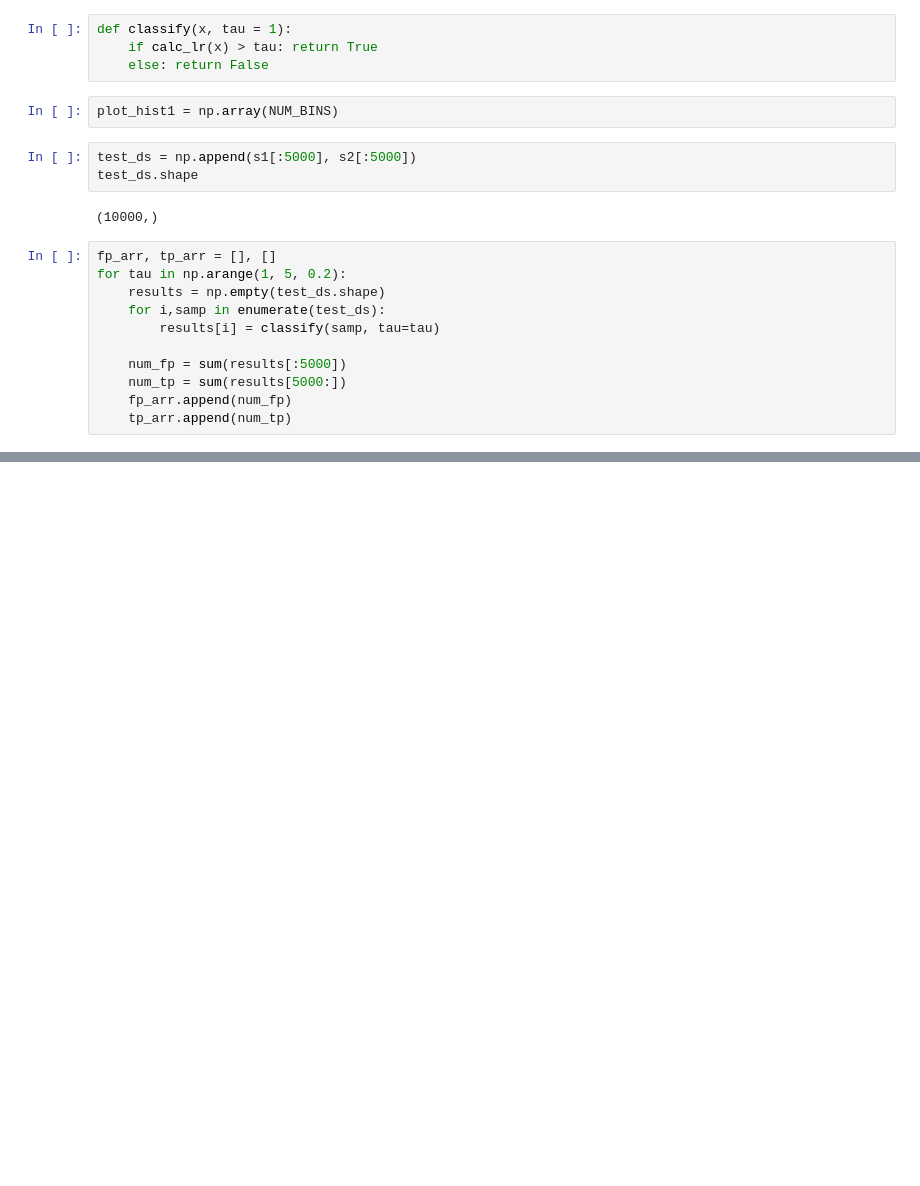
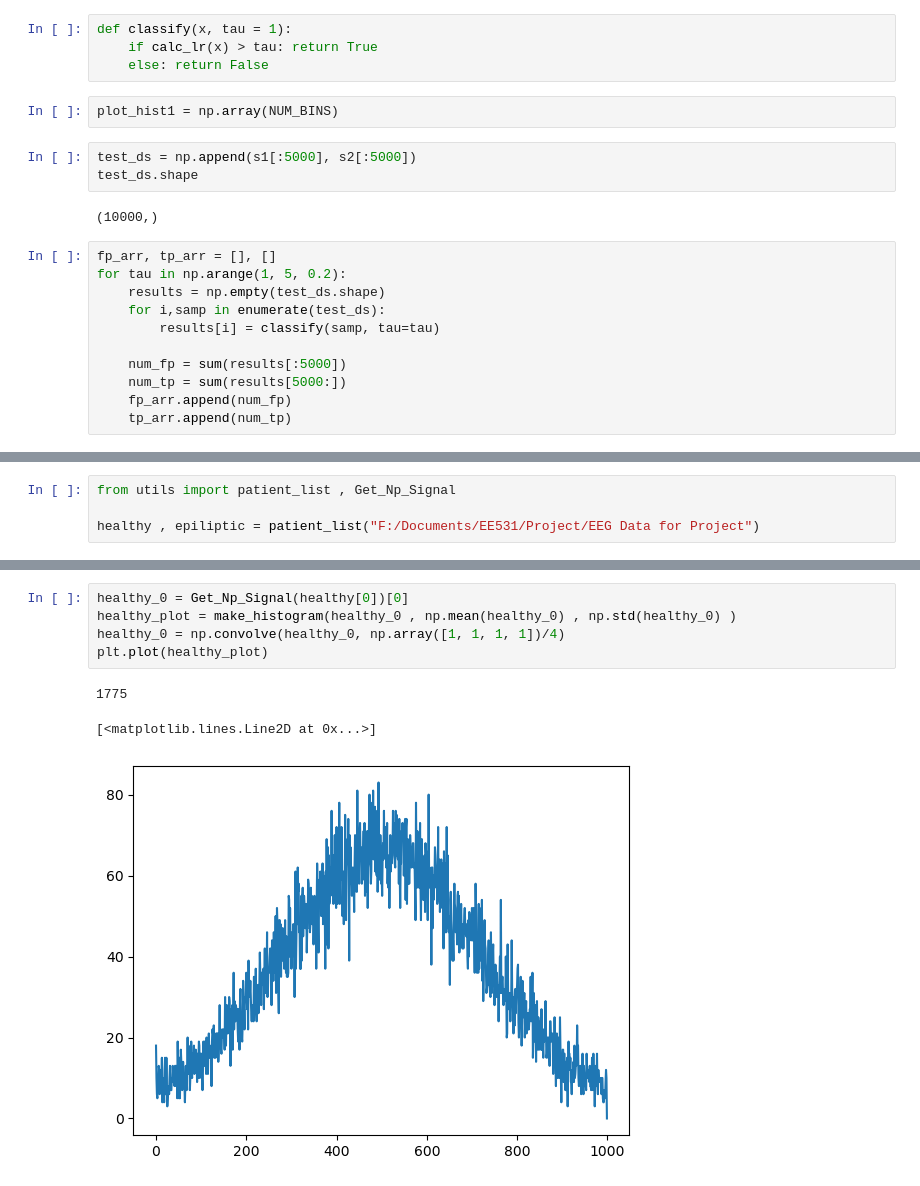
Before and after one commit to Abhishekdileep/EEG_data_classifier, a Jupyter notebook: gaussian_ka_lrt.ipynb, the cells around one changed output, grey strips where cells are left out. Saved outputs shown, nothing was run; the diff lists cells and outputs as text; blank space fills up the shorter version.

Commit message:
Added utils and tried for EEG Signal

```diff
--- a/gaussian_ka_lrt.ipynb
+++ b/gaussian_ka_lrt.ipynb
@@ -89,0 +97,4 @@ plt.plot(fp_arr , tp_arr)
+# %%
+from utils import patient_list , Get_Np_Signal
+
+healthy , epiliptic = patient_list("F:/Documents/EE531/Project/EEG Data for Project")
@@ -89,0 +300,9 @@ plt.plot(fp_arr , tp_arr)
+# %%
+healthy_0 = Get_Np_Signal(healthy[0])[0]
+healthy_plot = make_histogram(healthy_0 , np.mean(healthy_0) , np.std(healthy_0) )
+healthy_0 = np.convolve(healthy_0, np.array([1, 1, 1, 1])/4)
+plt.plot(healthy_plot)
+# %% [output]
+1775
+[<matplotlib.lines.Line2D at 0x...>]
+[figure, added]
```
Also changed, not shown: parts of 14 cells of this notebook, 2 other files.
